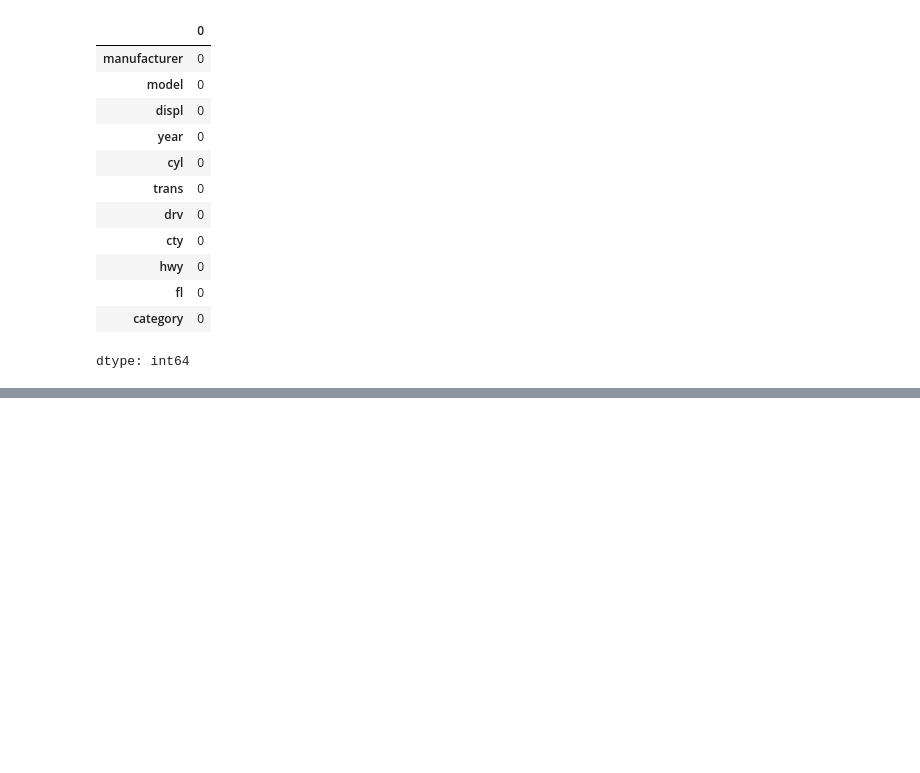
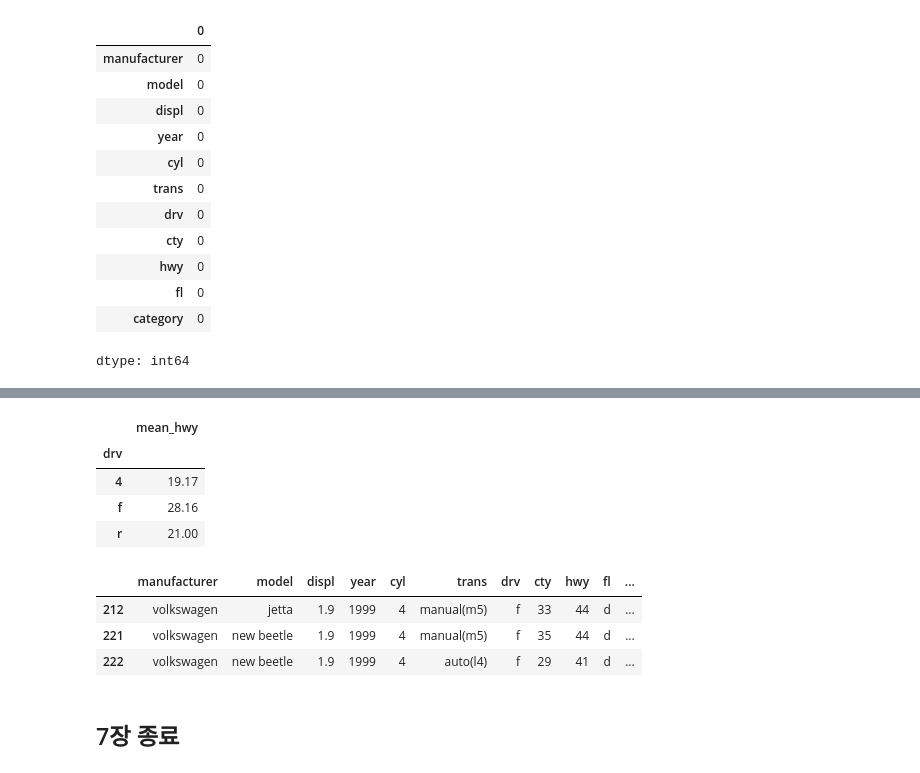
Before and after one commit to Acsr17107/2025-1-myclass-BDA, a Jupyter notebook: inclass/09w_B_wed_0430_easy_ch07.ipynb, the cells around one changed output, grey strips where cells are left out. Cells and saved outputs as stored; diff of their text form; code cells hidden in the pictures; blank space fills up the shorter version.

```diff
--- a/inclass/09w_B_wed_0430_easy_ch07.ipynb
+++ b/inclass/09w_B_wed_0430_easy_ch07.ipynb
@@ -699,0 +741,18 @@ dtype: int64
+# %%
+mpg = pd.read_csv('data/mpg.csv')
+mpg.groupby('drv').agg(mean_hwy = ('hwy', 'mean'))
+# %% [output]
+|  | mean_hwy |
+| drv |  |
+| 4 | 19.17 |
+| f | 28.16 |
+| r | 21.00 |
+# %%
+mpg[ (mpg['hwy'] < LF) | (mpg['hwy'] > UF) ]
+# %% [output]
+|  | manufacturer | model | displ | year | cyl | trans | drv | cty | hwy | fl | ... |
+| 212 | volkswagen | jetta | 1.9 | 1999 | 4 | manual(m5) | f | 33 | 44 | d | ... |
+| 221 | volkswagen | new beetle | 1.9 | 1999 | 4 | manual(m5) | f | 35 | 44 | d | ... |
+| 222 | volkswagen | new beetle | 1.9 | 1999 | 4 | auto(l4) | f | 29 | 41 | d | ... |
+# %% [markdown]
+## 7장 종료
```
Also changed, not shown: parts of 11 cells of this notebook.
